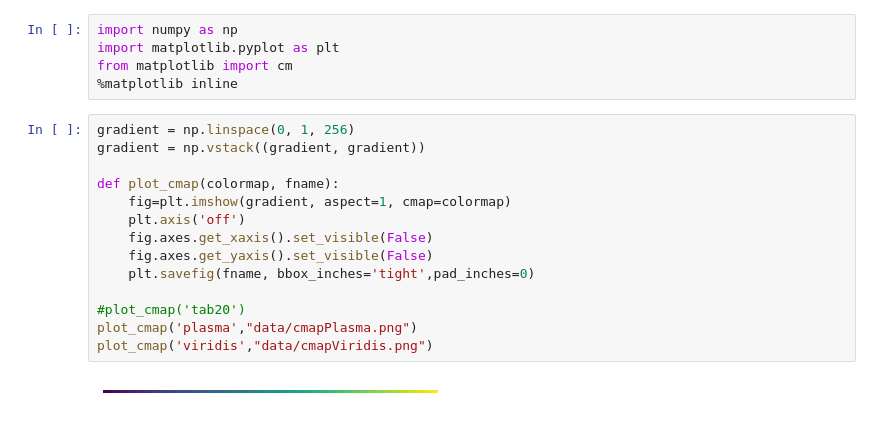
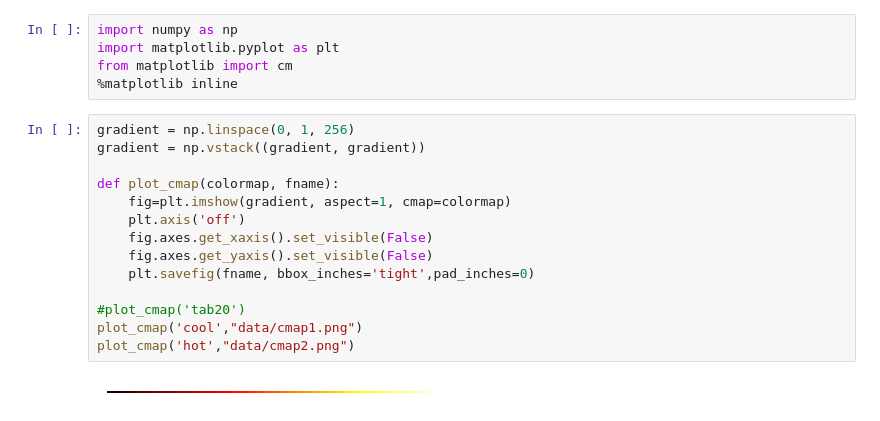
Before and after one commit to marksubbarao/UniviewSNvTime, a Jupyter notebook: generate.ipynb, the cells around one changed output. Saved outputs shown, nothing was run; the diff lists cells and outputs as text.

```diff
--- a/generate.ipynb
+++ b/generate.ipynb
@@ -209,16 +213,16 @@ from matplotlib import cm
 # %%
 gradient = np.linspace(0, 1, 256)
 gradient = np.vstack((gradient, gradient))
 
 def plot_cmap(colormap, fname):
     fig=plt.imshow(gradient, aspect=1, cmap=colormap)
     plt.axis('off')
     fig.axes.get_xaxis().set_visible(False)
     fig.axes.get_yaxis().set_visible(False)
     plt.savefig(fname, bbox_inches='tight',pad_inches=0)
 
 #plot_cmap('tab20')
-plot_cmap('plasma',"data/cmapPlasma.png")
-plot_cmap('viridis',"data/cmapViridis.png")
+plot_cmap('cool',"data/cmap1.png")
+plot_cmap('hot',"data/cmap2.png")
 # %% [output]
-[figure, old version]
+[figure, new version]
```
Also changed, not shown: parts of 2 cells of this notebook, 11 other files.
